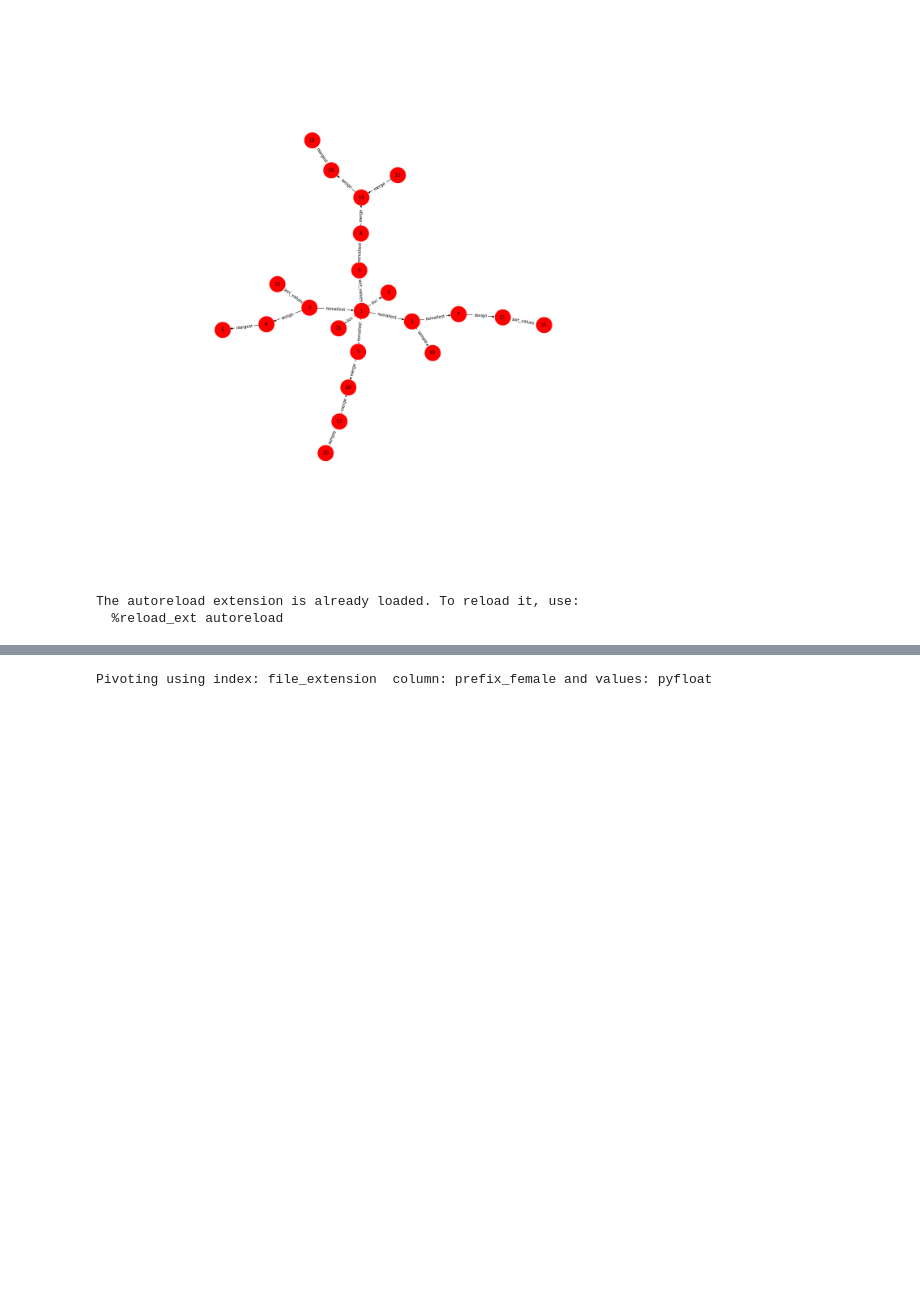
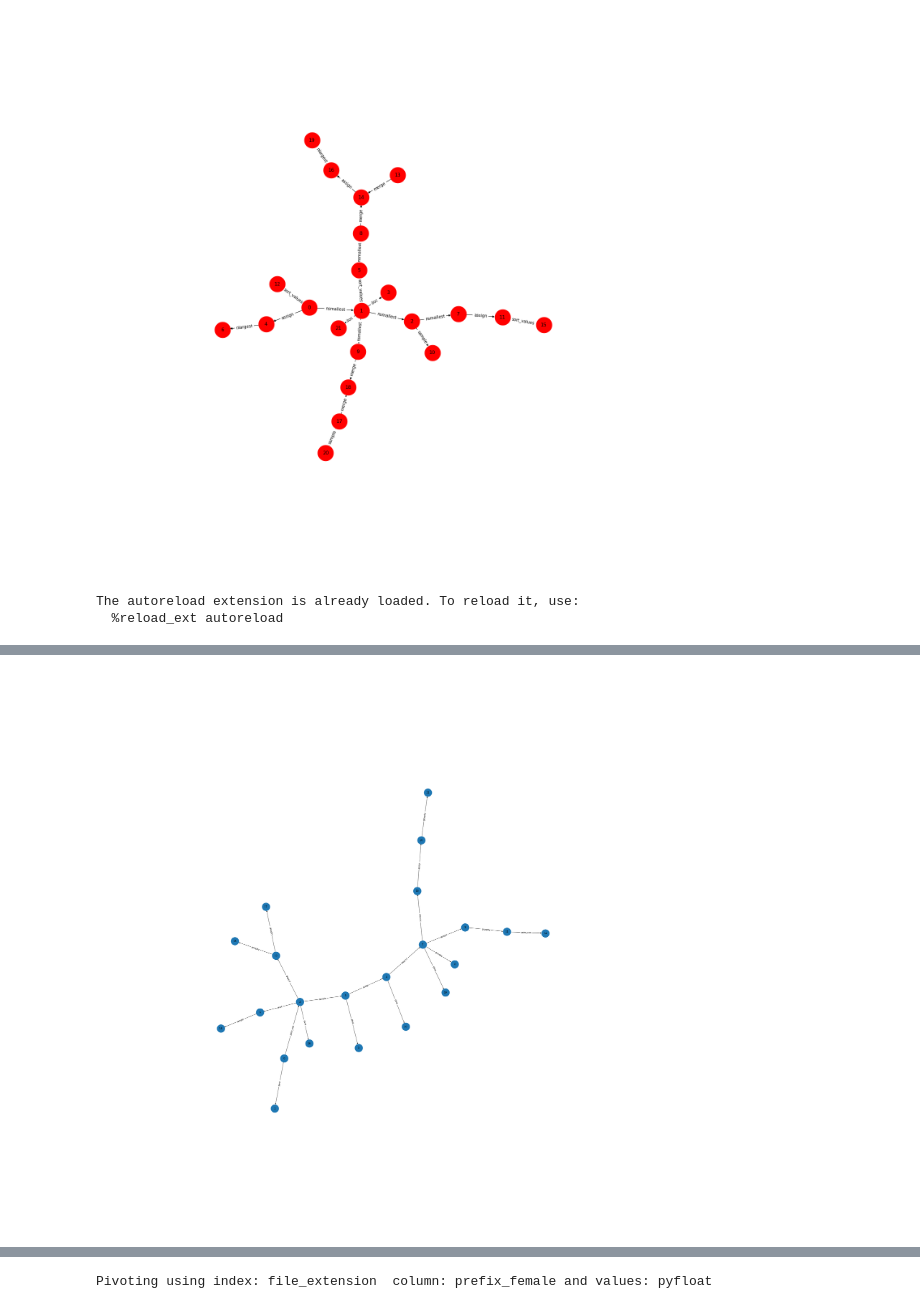
Before and after one commit to suhailrehman/relic, a Jupyter notebook: primitives/python/generator/faker_prototype.ipynb, the cells around one changed output, grey strips where cells are left out. Cells and saved outputs as stored; diff of their text form; code cells hidden in the pictures; blank space fills up the shorter version.

```diff
--- a/primitives/python/generator/faker_prototype.ipynb
+++ b/primitives/python/generator/faker_prototype.ipynb
@@ -747,6 +747,3 @@ ds.lineage.draw_graph(canvas_size=(25,25))
 # %% [output]
 The autoreload extension is already loaded. To reload it, use:
   %reload_ext autoreload
-# %%
-from fakergen import *
-ds,errors = generate_dataset((100,10), 100, 'test/', npp=True)
@@ -775,0 +750,10 @@ Base DF:  ['ean8', 'prefix_female', 'file_extension', 'numerify', 'pyfloat', 'py
+# %%
+from fakergen import *
+
+i = 0
+while i < 1:
+    ds,errors = generate_dataset((1000,10), 20, 'test/', npp=True)
+    c = len([x for x in nx.weakly_connected_components(ds.lineage.graph)])
+    if c > 2:
+        break
+    i += 1
@@ -775,0 +796,4 @@ Base DF:  ['ean8', 'prefix_female', 'file_extension', 'numerify', 'pyfloat', 'py
+# %%
+ds.lineage.draw_graph(canvas_size=(50,50))
+# %% [output]
+[figure, added]
```
Also changed, not shown: parts of 21 cells of this notebook, 32 other files.
